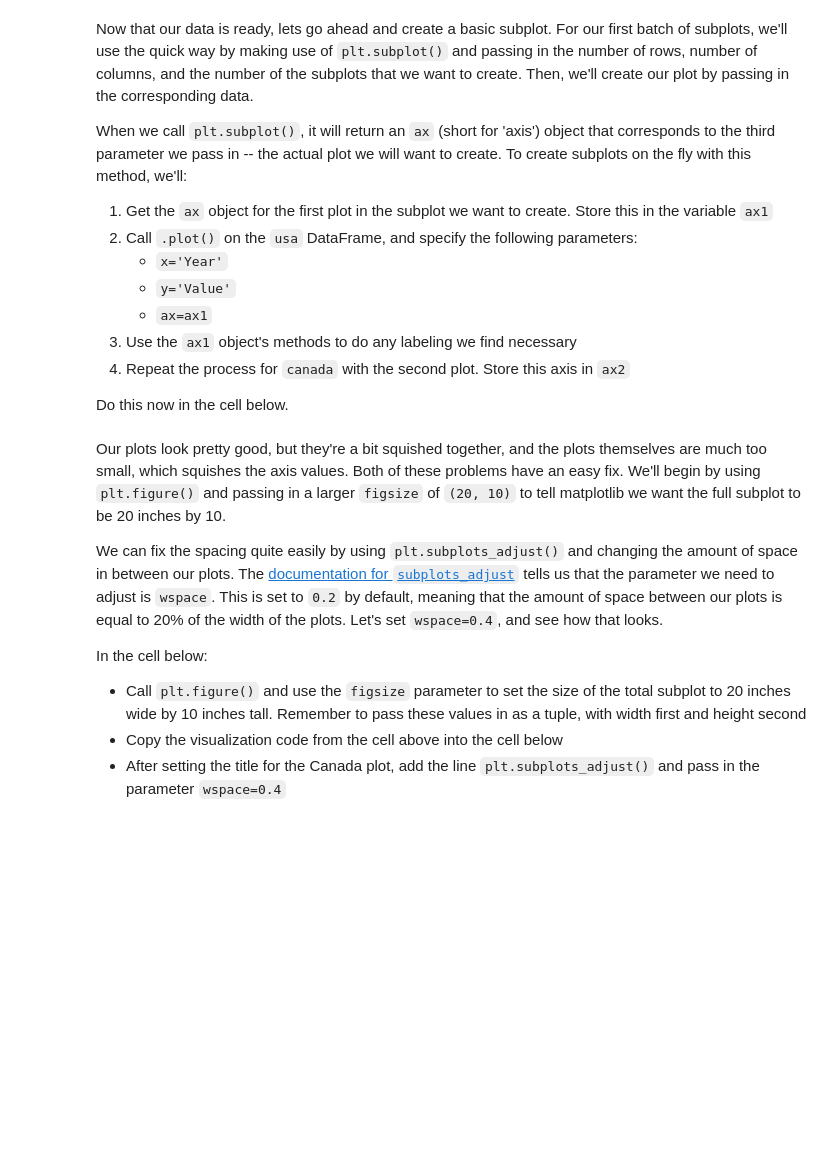
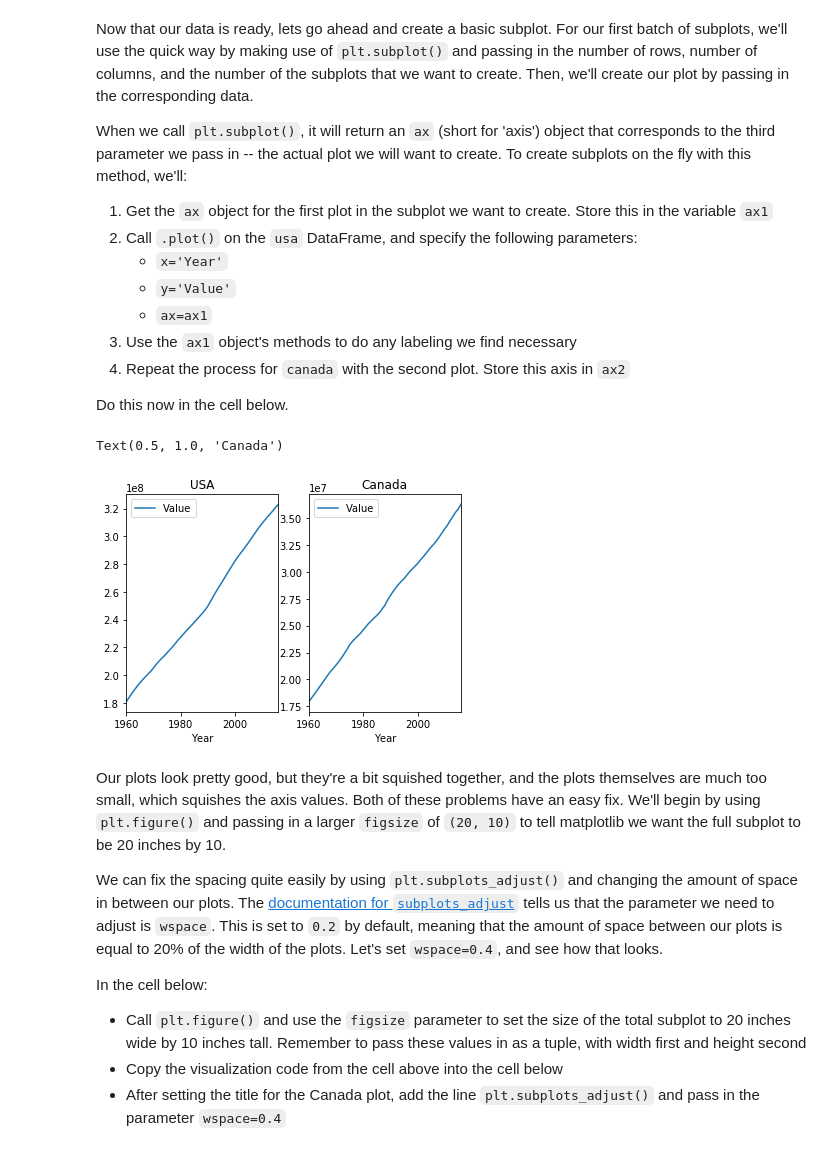
Before and after one commit to learn-co-curriculum/dsc-subplots-and-enumeration-lab, a Jupyter notebook: index.ipynb, the cells around one changed output. Drawn from its saved outputs; the diff is of its cells as text; code cells hidden in the pictures; blank space fills up the shorter version.

Commit message:
restore solution cells

```diff
--- a/index.ipynb
+++ b/index.ipynb
@@ -42,3 +43,9 @@ In the cell below:
 df = None
 
 # Print the first five rows
+# %%
+# __SOLUTION__
+# Import the file
+df = pd.read_csv('population.csv')
+# Print the first five rows
+df.head()
@@ -70,0 +107,11 @@ canada = None
+# %%
+# __SOLUTION__
+# Slice all the rows for USA
+usa = df[df['Country Name']=='United States']
+# Inspect the head of USA
+display(usa.head())
+
+# Slice all the rows for Canada
+canada = df[df['Country Name']=='Canada']
+# Inspect the head of Canada
+canada.head()
@@ -92,4 +150,18 @@ ax1 = None
 ax2 = None
+# %%
+# __SOLUTION__
+# Subplot for USA
+ax1 = plt.subplot(1, 2, 1)
+usa.plot(x='Year', y='Value', ax=ax1)
+ax1.set_title("USA")
+
+# Subplot for Canada
+ax2 = plt.subplot(1, 2, 2)
+canada.plot(x='Year', y='Value', ax=ax2)
+ax2.set_title('Canada')
+# %% [output]
+Text(0.5, 1.0, 'Canada')
+[figure, added]
 # %% [markdown]
 Our plots look pretty good, but they're a bit squished together, and the plots themselves are much too small, which squishes the axis values.  Both of these problems have an easy fix. We'll begin by using `plt.figure()` and passing in a larger `figsize` of `(20, 10)` to tell matplotlib we want the full subplot to be 20 inches by 10.
 
```
Also changed, not shown: parts of 11 cells of this notebook.
